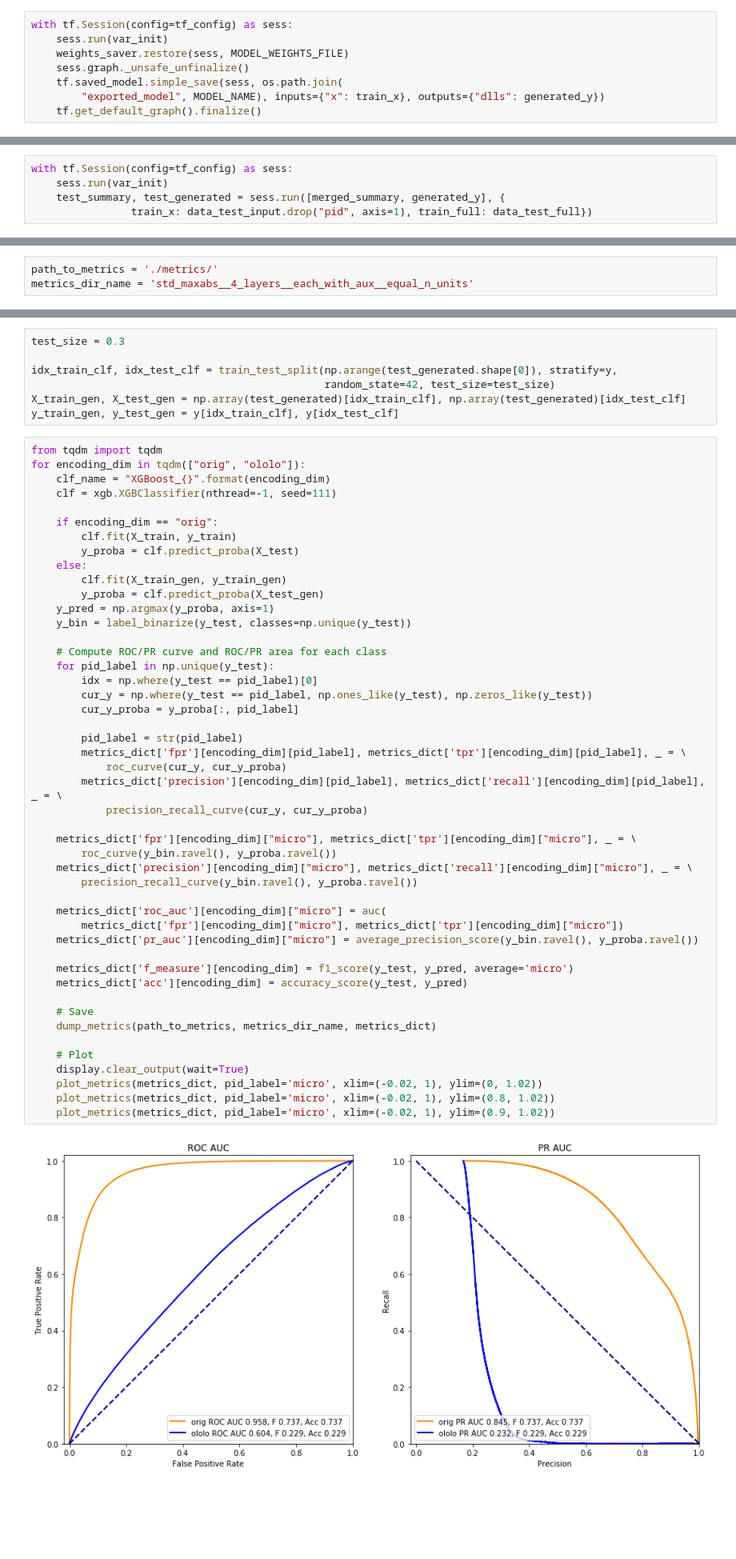
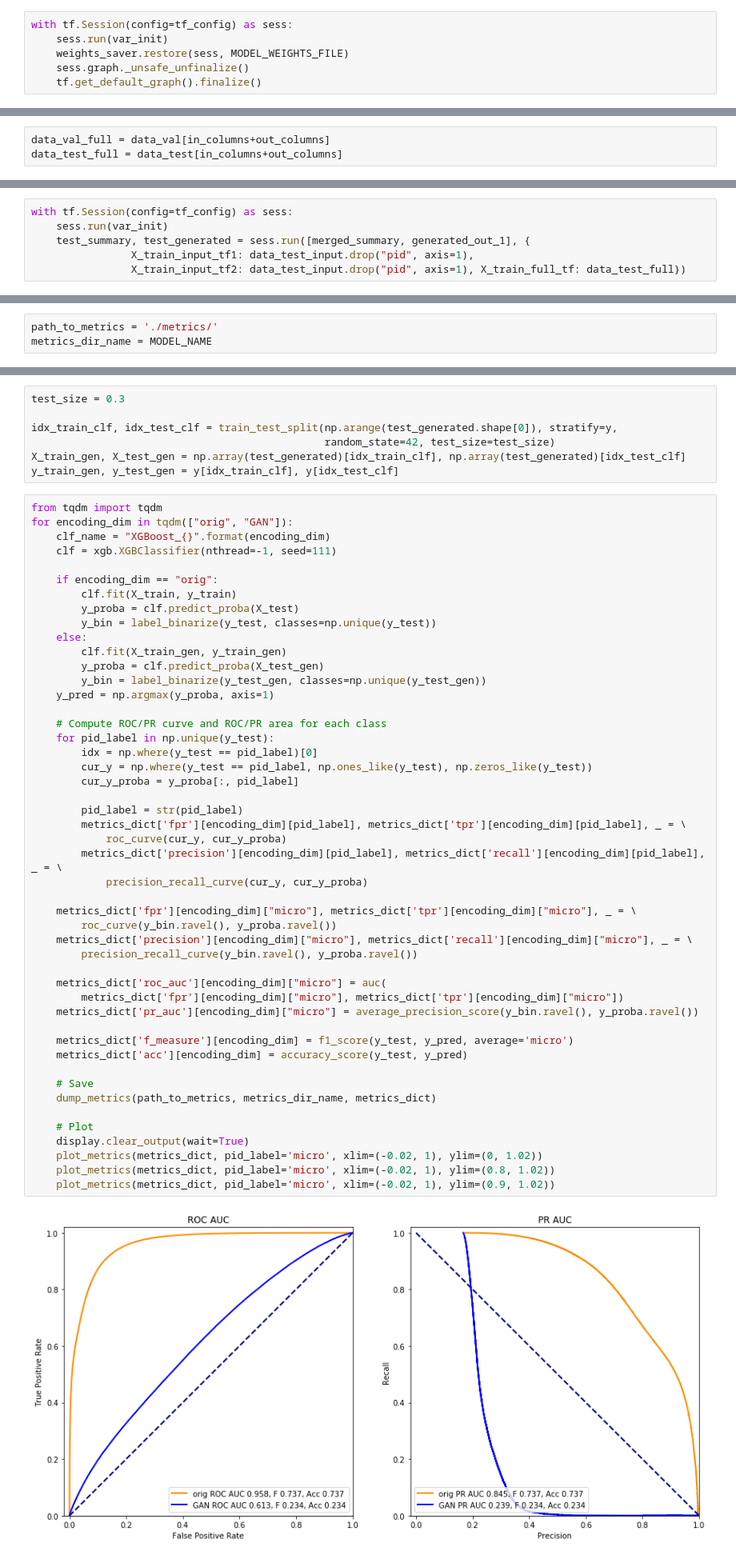
Before and after one commit to weissercn/LHCb_PID_Compression, a Jupyter notebook: GAN_Kramer.ipynb, the cells around one changed output, grey strips where cells are left out. Shown at 80% size. Saved outputs shown, nothing was run; the diff lists cells and outputs as text; blank space fills up the shorter version.

```diff
--- a/GAN_Kramer.ipynb
+++ b/GAN_Kramer.ipynb
@@ -183,7 +206,5 @@ with tf.Session(config=tf_config) as sess:
     sess.run(var_init)
     weights_saver.restore(sess, MODEL_WEIGHTS_FILE)
     sess.graph._unsafe_unfinalize()
-    tf.saved_model.simple_save(sess, os.path.join(
-        "exported_model", MODEL_NAME), inputs={"x": train_x}, outputs={"dlls": generated_y})
     tf.get_default_graph().finalize()
 # %% [output]
@@ -407,2 +410,5 @@ data_test_full = data_test[['S0aux7', 'S0aux6', 'S3aux0', 'S2aux0', 'S5aux0',
+# %%
+data_val_full = data_val[in_columns+out_columns]
+data_test_full = data_test[in_columns+out_columns]
 # %%
 pid_input = data_val_input['pid']
@@ -411,8 +416,9 @@ pid_test = data_test_input["pid"]
 # %%
 with tf.Session(config=tf_config) as sess:
     sess.run(var_init)
-    test_summary, test_generated = sess.run([merged_summary, generated_y], {
-                train_x: data_test_input.drop("pid", axis=1), train_full: data_test_full})
+    test_summary, test_generated = sess.run([merged_summary, generated_out_1], {
+                X_train_input_tf1: data_test_input.drop("pid", axis=1),
+                X_train_input_tf2: data_test_input.drop("pid", axis=1), X_train_full_tf: data_test_full})
 # %%
 le = LabelEncoder()
 y = le.fit_transform(pid_test)
@@ -433,7 +439,7 @@ metrics_dict = {
 }
 # %%
 path_to_metrics = './metrics/'
-metrics_dir_name = 'std_maxabs__4_layers__each_with_aux__equal_n_units'
+metrics_dir_name = MODEL_NAME
 # %%
 test_size = 0.3
 
@@ -450,18 +456,19 @@ X_train_gen, X_test_gen = np.array(test_generated)[idx_train_clf], np.array(test
 y_train_gen, y_test_gen = y[idx_train_clf], y[idx_test_clf]
 # %%
 from tqdm import tqdm
-for encoding_dim in tqdm(["orig", "ololo"]):
+for encoding_dim in tqdm(["orig", "GAN"]):
     clf_name = "XGBoost_{}".format(encoding_dim)
     clf = xgb.XGBClassifier(nthread=-1, seed=111)
 
     if encoding_dim == "orig":
         clf.fit(X_train, y_train)
         y_proba = clf.predict_proba(X_test)
+        y_bin = label_binarize(y_test, classes=np.unique(y_test))
     else:
         clf.fit(X_train_gen, y_train_gen)
         y_proba = clf.predict_proba(X_test_gen)
+        y_bin = label_binarize(y_test_gen, classes=np.unique(y_test_gen))
     y_pred = np.argmax(y_proba, axis=1)
-    y_bin = label_binarize(y_test, classes=np.unique(y_test))
 
     # Compute ROC/PR curve and ROC/PR area for each class
     for pid_label in np.unique(y_test):
@@ -469,31 +476,31 @@ for encoding_dim in tqdm(["orig", "ololo"]):
         cur_y = np.where(y_test == pid_label, np.ones_like(y_test), np.zeros_like(y_test))
         cur_y_proba = y_proba[:, pid_label]
 
         pid_label = str(pid_label)
         metrics_dict['fpr'][encoding_dim][pid_label], metrics_dict['tpr'][encoding_dim][pid_label], _ = \
             roc_curve(cur_y, cur_y_proba)
         metrics_dict['precision'][encoding_dim][pid_label], metrics_dict['recall'][encoding_dim][pid_label], _ = \
             precision_recall_curve(cur_y, cur_y_proba)
 
     metrics_dict['fpr'][encoding_dim]["micro"], metrics_dict['tpr'][encoding_dim]["micro"], _ = \
         roc_curve(y_bin.ravel(), y_proba.ravel())
     metrics_dict['precision'][encoding_dim]["micro"], metrics_dict['recall'][encoding_dim]["micro"], _ = \
         precision_recall_curve(y_bin.ravel(), y_proba.ravel())
 
     metrics_dict['roc_auc'][encoding_dim]["micro"] = auc(
         metrics_dict['fpr'][encoding_dim]["micro"], metrics_dict['tpr'][encoding_dim]["micro"])
     metrics_dict['pr_auc'][encoding_dim]["micro"] = average_precision_score(y_bin.ravel(), y_proba.ravel())
 
     metrics_dict['f_measure'][encoding_dim] = f1_score(y_test, y_pred, average='micro')
     metrics_dict['acc'][encoding_dim] = accuracy_score(y_test, y_pred)
 
     # Save
     dump_metrics(path_to_metrics, metrics_dir_name, metrics_dict)
 
     # Plot
     display.clear_output(wait=True)
     plot_metrics(metrics_dict, pid_label='micro', xlim=(-0.02, 1), ylim=(0, 1.02))
     plot_metrics(metrics_dict, pid_label='micro', xlim=(-0.02, 1), ylim=(0.8, 1.02))
     plot_metrics(metrics_dict, pid_label='micro', xlim=(-0.02, 1), ylim=(0.9, 1.02))
 # %% [output]
-[figure, old version]
+[figure, new version]
```
Also changed, not shown: parts of 21 cells of this notebook.
